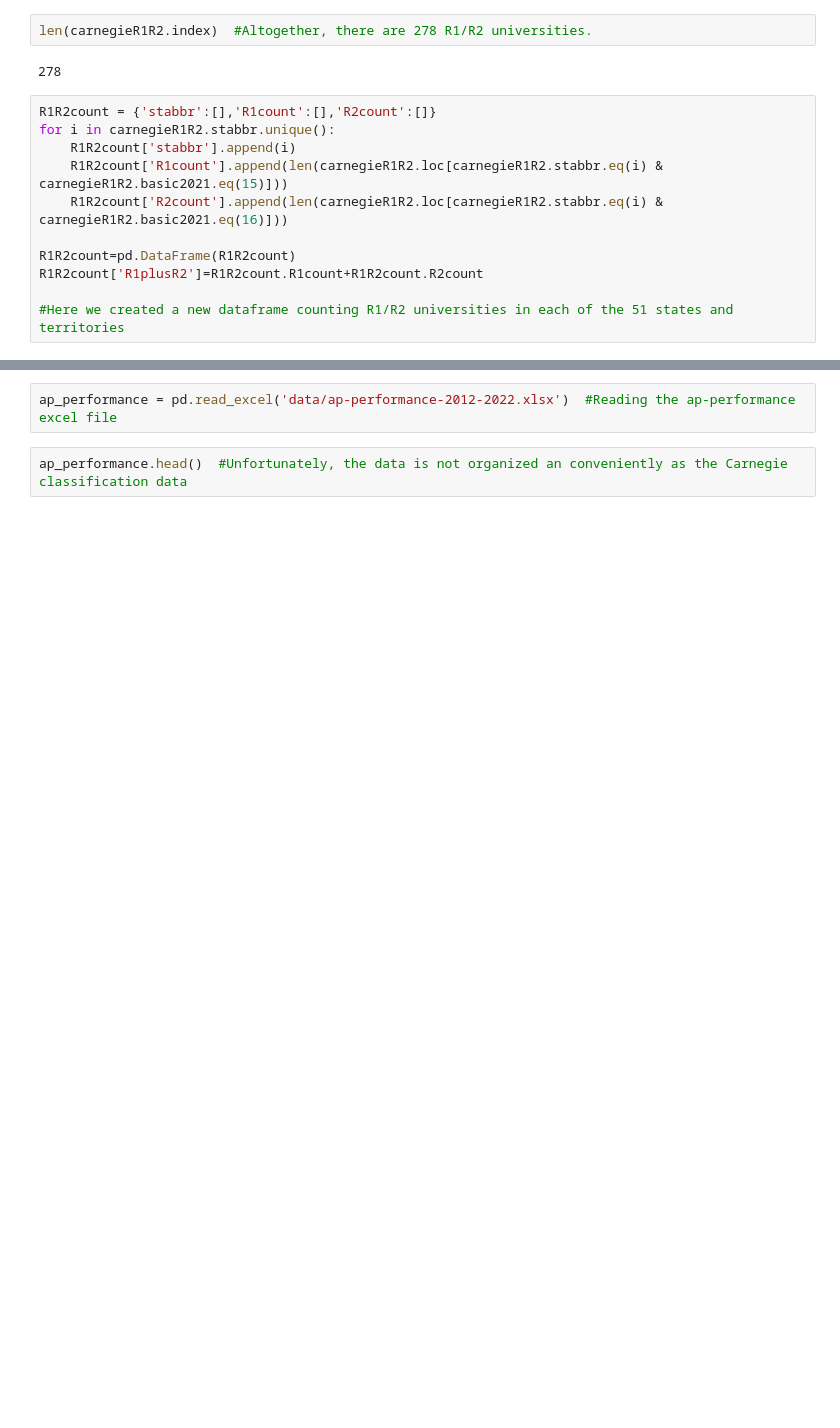
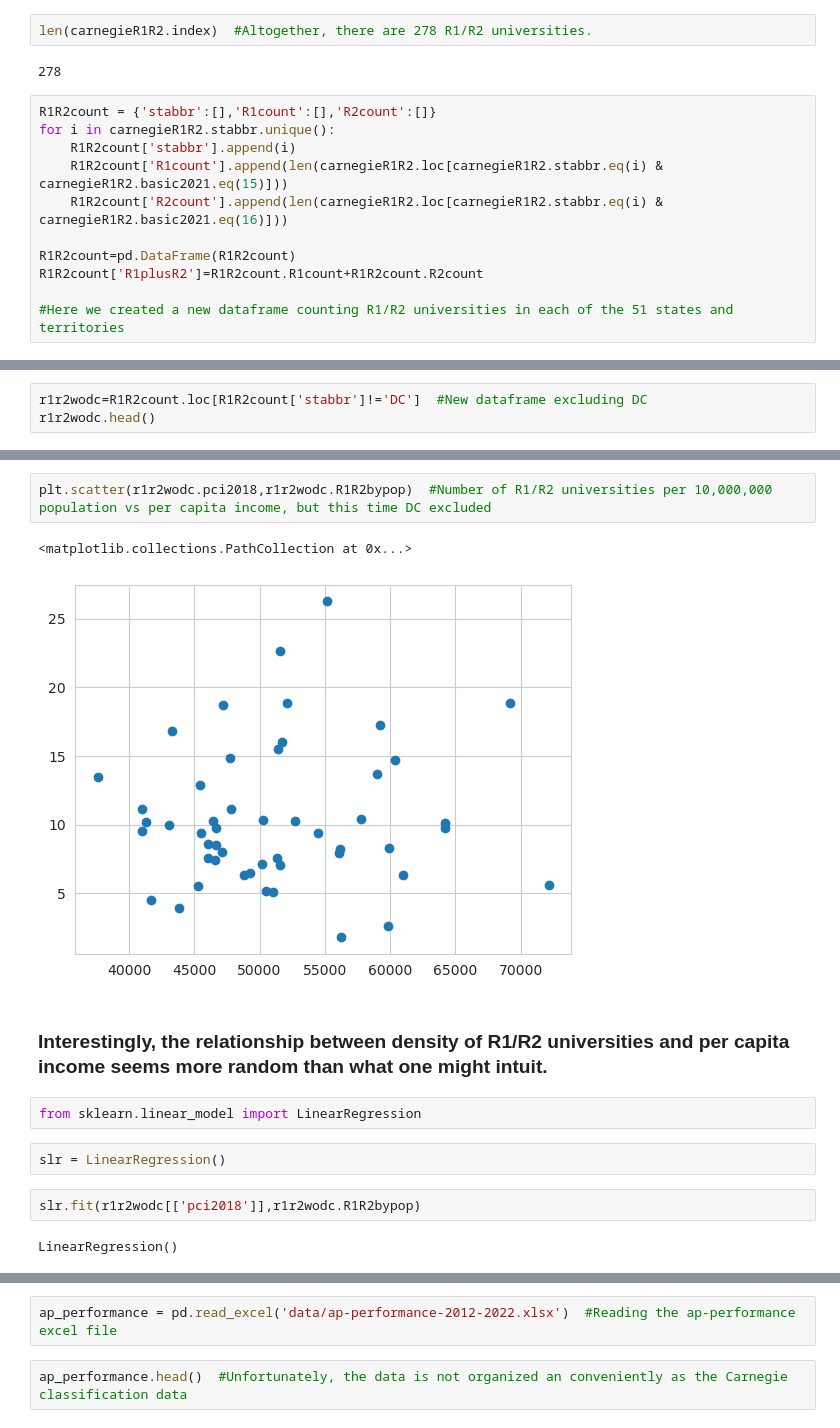
Before and after one commit to mcelhens/AP-Outcomes-to-University-Metrics, a Jupyter notebook: R1R2_count.ipynb, the cells around one changed output, grey strips where cells are left out. Cells and saved outputs as stored; diff of their text form; blank space fills up the shorter version.

```diff
--- a/R1R2_count.ipynb
+++ b/R1R2_count.ipynb
@@ -110,0 +172,3 @@ print(R1R2count)
+# %%
+r1r2wodc=R1R2count.loc[R1R2count['stabbr']!='DC']  #New dataframe excluding DC
+r1r2wodc.head()
@@ -110,0 +182,15 @@ print(R1R2count)
+# %%
+plt.scatter(r1r2wodc.pci2018,r1r2wodc.R1R2bypop)  #Number of R1/R2 universities per 10,000,000 population vs per capita income, but this time DC excluded
+# %% [output]
+<matplotlib.collections.PathCollection at 0x...>
+[figure, added]
+# %% [markdown]
+### Interestingly, the relationship between density of R1/R2 universities and per capita income seems more random than what one might intuit.
+# %%
+from sklearn.linear_model import LinearRegression
+# %%
+slr = LinearRegression()
+# %%
+slr.fit(r1r2wodc[['pci2018']],r1r2wodc.R1R2bypop)
+# %% [output]
+LinearRegression()
```
Also changed, not shown: parts of 18 cells of this notebook, 2 other files.
